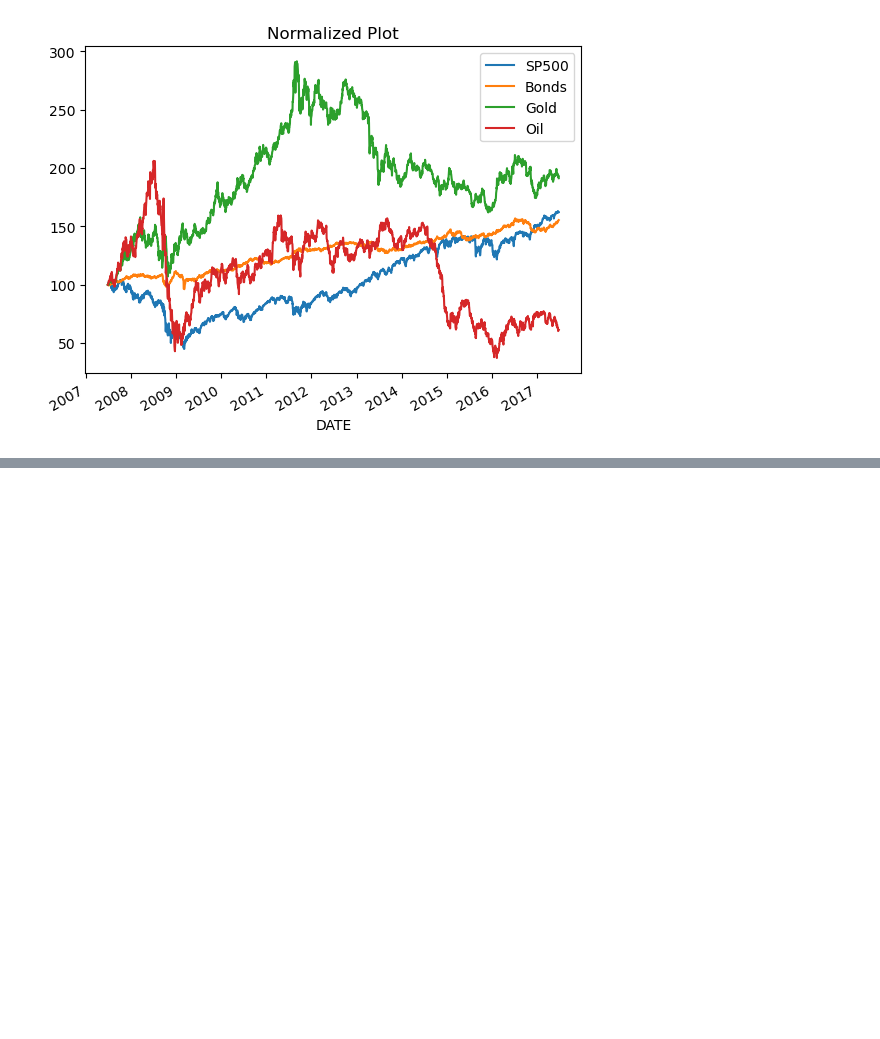
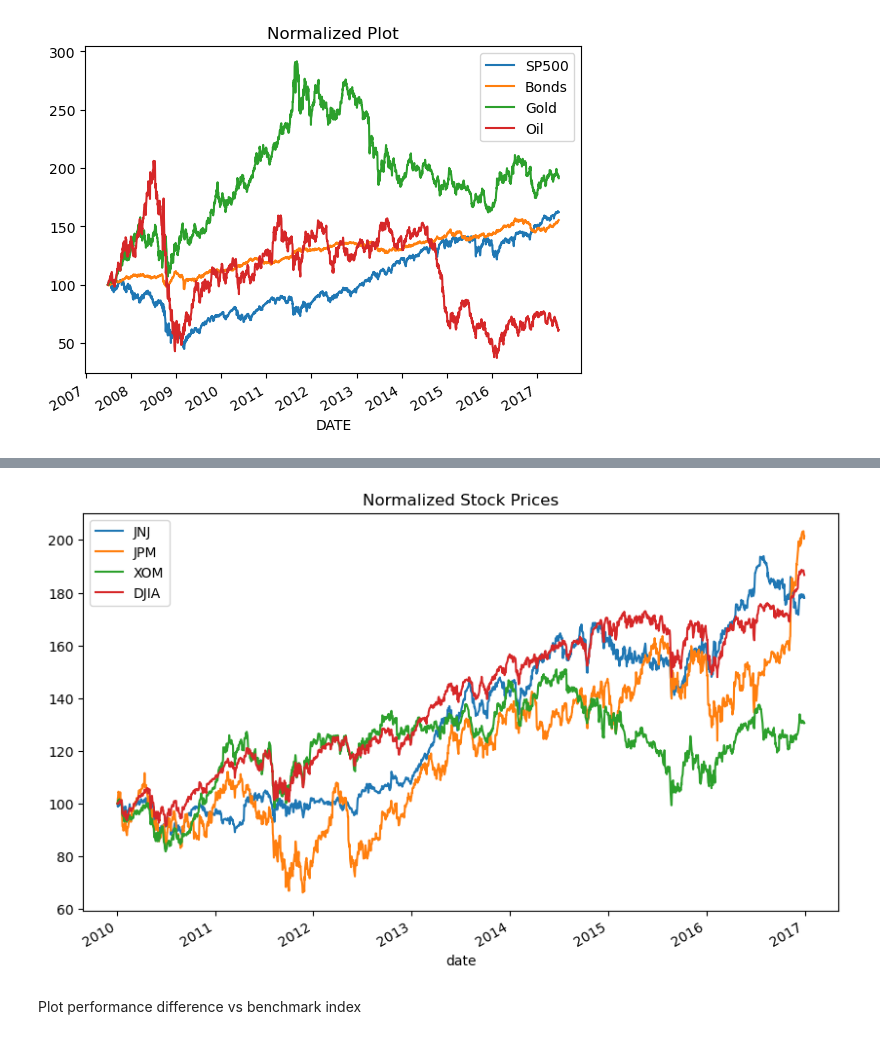
Before and after one commit to Htet-Khant-Linn/STAT_303_-Time_Series_Analysis, a Jupyter notebook: DataCamp/1. Manipulating Time Series Data in Python/ts_matrics_and_resampling.ipynb, the cells around one changed output, grey strips where cells are left out. Cells and saved outputs as stored; diff of their text form; code cells hidden in the pictures; blank space fills up the shorter version.

```diff
--- a/DataCamp/1. Manipulating Time Series Data in Python/ts_matrics_and_resampling.ipynb
+++ b/DataCamp/1. Manipulating Time Series Data in Python/ts_matrics_and_resampling.ipynb
@@ -65,0 +69,7 @@ plt.show()
+# %%
+nyse = pd.read_csv('data/nyse.csv', parse_dates=['date'], index_col='date').drop(columns='Unnamed: 0')
+dow_jones = pd.read_csv('data/daw_jones.csv', parse_dates=['date'], index_col='date').drop(columns='Unnamed: 0')
+
+print('--- NYSE ---')
+print(nyse.info())
+print(nyse.head())
@@ -65,0 +118,3 @@ plt.show()
+# %%
+data_nyse_dow = pd.concat([nyse, dow_jones], axis = 1)
+print(data_nyse_dow.head())
@@ -65,0 +129,13 @@ plt.show()
+# %%
+first_row_data_nyse_dow = data_nyse_dow.iloc[0]
+
+normalized = data_nyse_dow.div(first_row_data_nyse_dow).mul(100)
+
+normalized.plot(figsize=(10,6), title = 'Normalized Stock Prices')
+plt.savefig('output/nyse_dow_normalized_stock_prices.png')
+
+plt.show()
+# %% [output]
+[figure, added]
+# %% [markdown]
+Plot performance difference vs benchmark index
```
Also changed, not shown: parts of 17 cells of this notebook, 4 other files.
